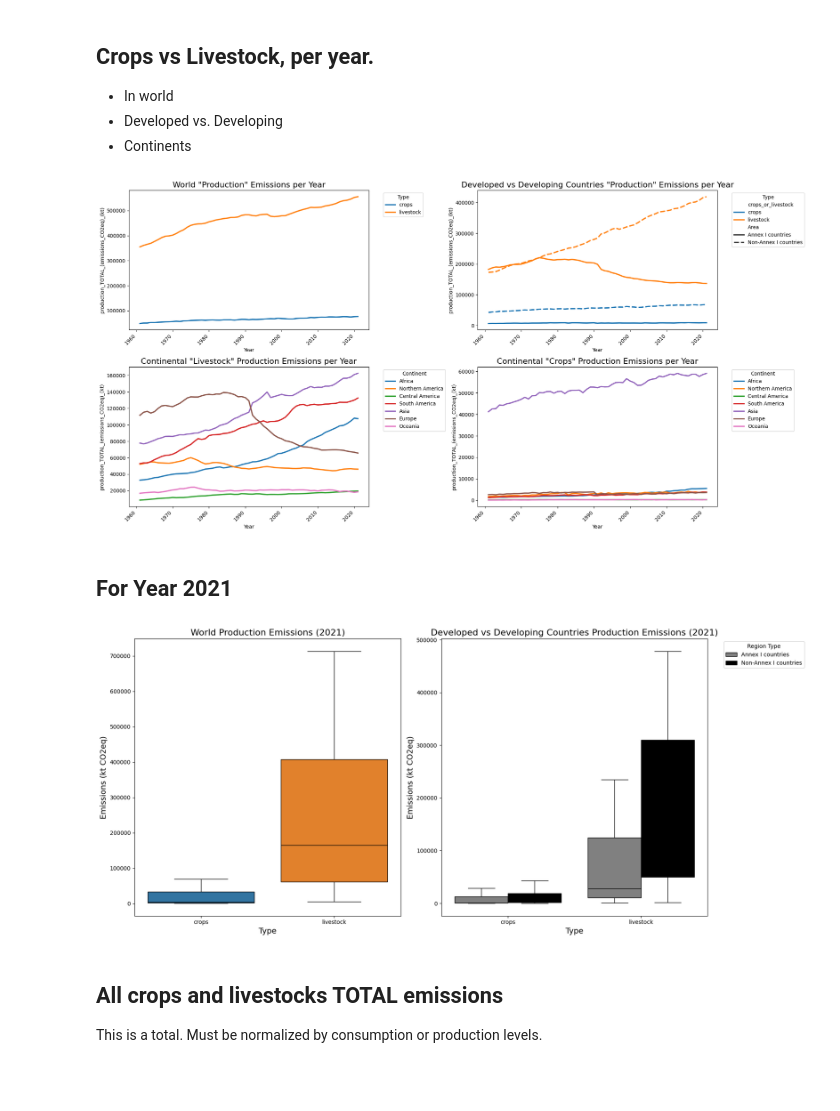
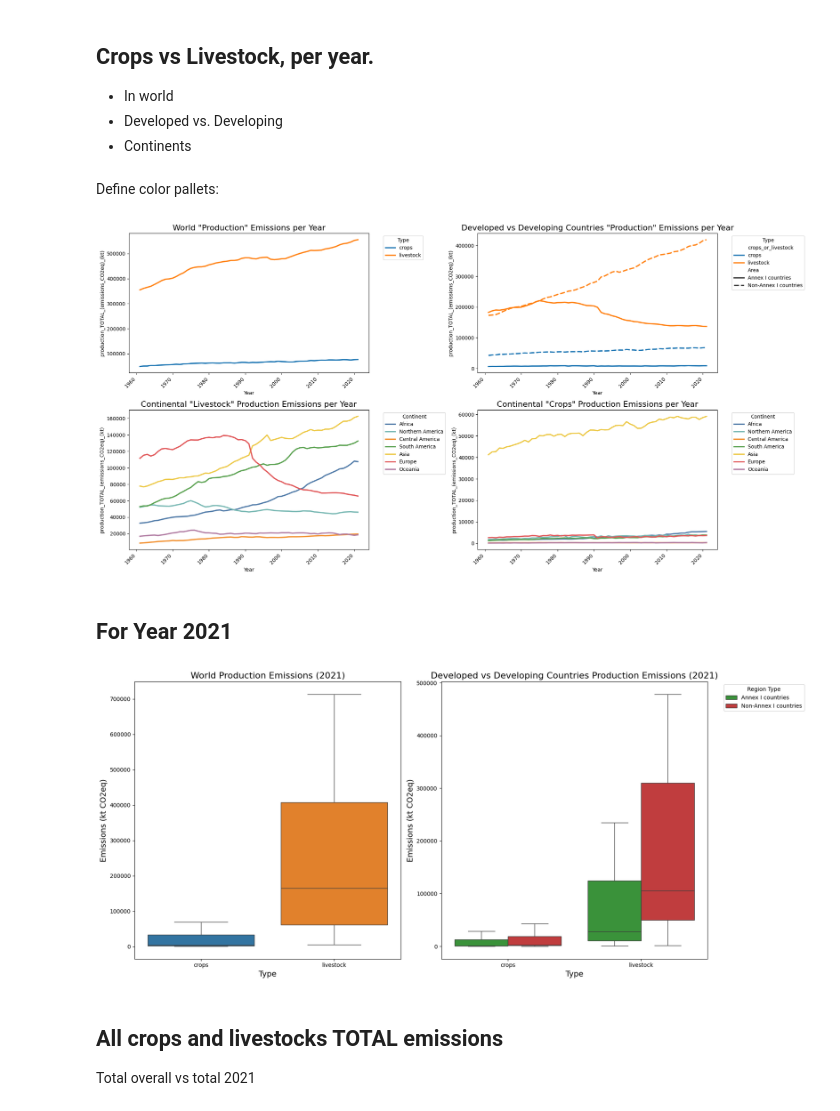
Before and after one commit to ezemriv/FAO-Food-CO2-Footprint, a Jupyter notebook: food_emissions/02_emissions_analysis_plots.ipynb, the cells around one changed output. Cells and saved outputs as stored; diff of their text form; code cells hidden in the pictures; blank space fills up the shorter version.

Commit message:
food items plots

```diff
--- a/food_emissions/02_emissions_analysis_plots.ipynb
+++ b/food_emissions/02_emissions_analysis_plots.ipynb
@@ -91,7 +91,33 @@ emissions_df = emissions_df[emissions_df['Year'] <= 2022]
 world = select_fao_region(emissions_df, region='world')
 dev_and_notdev = select_fao_region(emissions_df, region='developed')
 continents = select_fao_region(emissions_df, region='continent')
+# %% [markdown]
+Define color pallets:
+# %%
+continent_palette = {
+    'Africa': '#4E79A7',           # Blue
+    'Asia': '#EDC948',             # Yellow
+    'Europe': '#E15759',           # Red
+    'Northern America': '#76B7B2',    # Light Blue
+    'Oceania': '#B07AA1',          # Purple
+    'South America': '#59A14F',    # Green
+    'Central America': '#F28E2B'   # Orange
+}
+
+crops_livestock_palette = {
+    'crops': '#1f77b4',    # Blue
+    'livestock': '#ff7f0e' # Orange
+}
+
+dev_palette = {
+    'Non-Annex I countries': '#d62728', # Red
+    'Annex I countries': '#2ca02c'   # Green
+}
 # %%
+# Further filter data for livestock and crops
+livestock_data_continents = continents[continents["crops_or_livestock"] == "livestock"]
+crops_data_continents = continents[continents["crops_or_livestock"] == "crops"]
+
 # Create a figure with a 2x2 grid of subplots
 fig, ((ax1, ax2), (ax3, ax4)) = plt.subplots(2, 2, figsize=(20, 10))
 
@@ -103,6 +129,7 @@ sns.lineplot(
     hue="crops_or_livestock",
     errorbar=None,
     linewidth=2.5,  # Make the lines thicker
+    palette=crops_livestock_palette,
     ax=ax1
 )
 ax1.set_title('World "Production" Emissions per Year', fontsize=16)
@@ -132,6 +159,7 @@ sns.lineplot(
     hue="Area",
     errorbar=None,
     linewidth=2.5,  # Make the lines thicker
+    palette=continent_palette,
     ax=ax3
 )
 ax3.set_title('Continental "Livestock" Production Emissions per Year', fontsize=16)
@@ -146,6 +174,7 @@ sns.lineplot(
     hue="Area",
     errorbar=None,
     linewidth=2.5,  # Make the lines thicker
+    palette=continent_palette,
     ax=ax4
 )
 ax4.set_title('Continental "Crops" Production Emissions per Year', fontsize=16)
@@ -157,17 +186,13 @@ plt.tight_layout()
 plt.savefig('../plots/crops_vs_livestock_production_emissions_lineplot_2x2.png', dpi=300, bbox_inches='tight')
 plt.show()
 # %% [output]
-[figure, old version]
+[figure, new version]
 # %% [markdown]
 ## For Year 2021
 # %%
-# Define a color palette for the 'crops_or_livestock' and 'Area' columns
-palette = {
-    'crops': '#1f77b4',  # Blue
-    'livestock': '#ff7f0e',  # Orange
-    'Non-Annex I countries': 'black',
-    'Annex I countries': 'grey'
-}
+# Filter data for the year 2021
+world_2021 = world[world['Year'] == 2021]
+dev_and_notdev_2021 = dev_and_notdev[dev_and_notdev['Year'] == 2021]
 
 # Create a figure with 1 row and 2 columns of subplots
 fig, (ax1, ax2) = plt.subplots(1, 2, figsize=(18, 8))
@@ -178,38 +203,38 @@ sns.boxplot(
     x='crops_or_livestock',
     y='production_TOTAL_(emissions_CO2eq)_(kt)',
     hue='crops_or_livestock',  # Use hue to differentiate crops and livestock
-    palette=palette,          # Apply the color palette
+    palette=crops_livestock_palette,          # Apply the color palette
     showfliers=False,         # Do not show outliers
     ax=ax1
 )
 ax1.set_title('World Production Emissions (2021)', fontsize=16)
 ax1.set_xlabel('Type', fontsize=14)
 ax1.set_ylabel('Emissions (kt CO2eq)', fontsize=14)
 ax1.set_xticklabels(ax1.get_xticklabels(), rotation=0, ha='center')
 
 # Boxplot for developed vs developing countries
 sns.boxplot(
     data=dev_and_notdev_2021,
     x='crops_or_livestock',
     y='production_TOTAL_(emissions_CO2eq)_(kt)',
     hue='Area',  # Use hue to differentiate developed vs developing
-    palette=palette,  # Apply the color palette
+    palette=dev_palette,  # Apply the color palette
     showfliers=False,  # Do not show outliers
     ax=ax2
 )
 ax2.set_title('Developed vs Developing Countries Production Emissions (2021)', fontsize=16)
 ax2.set_xlabel('Type', fontsize=14)
 ax2.set_ylabel('Emissions (kt CO2eq)', fontsize=14)
 ax2.set_xticklabels(ax2.get_xticklabels(), rotation=0, ha='center')
 ax2.legend(title='Region Type', bbox_to_anchor=(1.05, 1), loc='upper left')
 
 # Adjust layout and save the plot
 plt.tight_layout()
 plt.savefig('../plots/crops_vs_livestock_boxplots_2021_row.png', dpi=300, bbox_inches='tight')
 plt.show()
 # %% [output]
-[figure, old version]
+[figure, new version]
 # %% [markdown]
 ## All crops and livestocks TOTAL emissions
 
-This is a total. Must be normalized by consumption or production levels.
+Total overall vs total 2021
```
Also changed, not shown: parts of 2 cells of this notebook, 5 other files.
